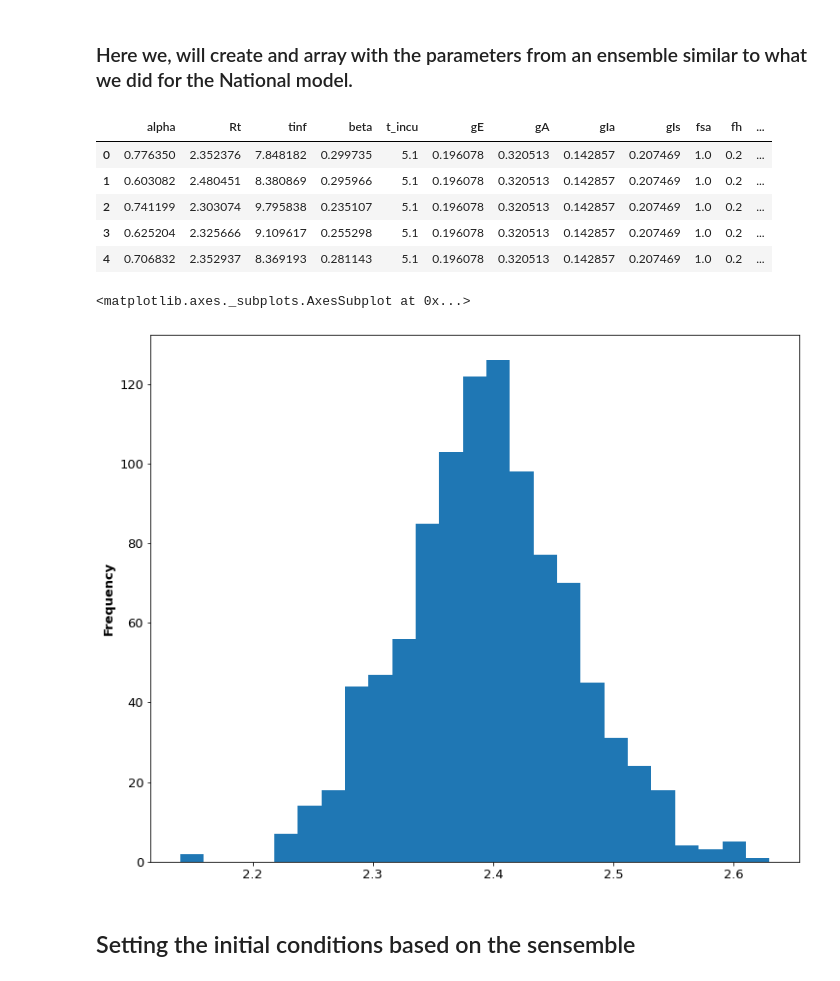
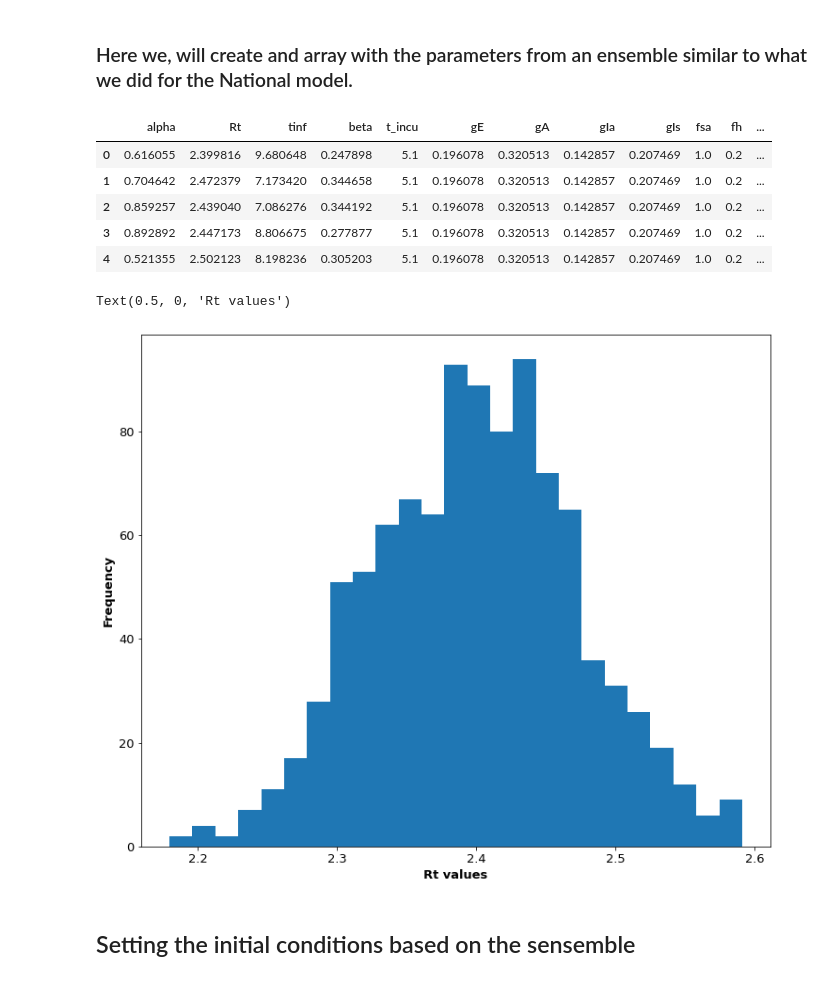
Before and after one commit to ifornax/Covid19, a Jupyter notebook: PySEIR_Province_NO.ipynb, the cells around one changed output. Drawn from its saved outputs; the diff is of its cells as text; code cells hidden in the pictures.

```diff
--- a/PySEIR_Province_NO.ipynb
+++ b/PySEIR_Province_NO.ipynb
@@ -656,8 +673,16 @@ plt.close()
 #
 # Model parameters set up, each parameter names will be a column and the number of ensemble will be the rows
 #
-def ToEnsemble(NoIteration, ProvinceRt):
+def ToEnsemble(NoIteration, Rt_initial):
+    '''
+    This function will create and ensemble of paramters that will be stired in a dataframe and passed onto
+    the modelling
 
+    Input:
+        NoIteration - no of sample to generate
+        Rt_initial - initial value of Rt to use
+
+    '''
     alpha  = []
     Rt     = [] ; tinf   = [] ; beta   = []
     t_incu = []
@@ -673,7 +698,7 @@ def ToEnsemble(NoIteration, ProvinceRt):
         #beta  = 0.5                               # Uncomment to use infection rate for South Africa from
                                                    # https://www.medrxiv.org/content/10.1101/2020.04.18.20070771v2
                                                    # beta = Rt/tinf
-        Rt_tmp = ProvinceRt*np.random.normal(1.0, 0.03)
+        Rt_tmp = Rt_initial*np.random.normal(1.0, 0.03)
         Rt.append(Rt_tmp)                          # using the value we used in our original model
 
         tinf_tmp = np.maximum(2, np.random.normal(8.15, 1.15))
@@ -724,17 +746,24 @@ ParamDf = ToEnsemble(Nums, ProvinceRt=2.4)
+# %%
+#
+# This is testing for National values, change Rt initial if required
+#
+Nums = 1000
+ParamDf = ToEnsemble(Nums, Rt_initial=2.4)
 # %%
 ParamDf.head()
 # %% [output]
 |  | alpha | Rt | tinf | beta | t_incu | gE | gA | gIa | gIs | fsa | fh | ... |
-| 0 | 0.776350 | 2.352376 | 7.848182 | 0.299735 | 5.1 | 0.196078 | 0.320513 | 0.142857 | 0.207469 | 1.0 | 0.2 | ... |
-| 1 | 0.603082 | 2.480451 | 8.380869 | 0.295966 | 5.1 | 0.196078 | 0.320513 | 0.142857 | 0.207469 | 1.0 | 0.2 | ... |
-| 2 | 0.741199 | 2.303074 | 9.795838 | 0.235107 | 5.1 | 0.196078 | 0.320513 | 0.142857 | 0.207469 | 1.0 | 0.2 | ... |
-| 3 | 0.625204 | 2.325666 | 9.109617 | 0.255298 | 5.1 | 0.196078 | 0.320513 | 0.142857 | 0.207469 | 1.0 | 0.2 | ... |
-| 4 | 0.706832 | 2.352937 | 8.369193 | 0.281143 | 5.1 | 0.196078 | 0.320513 | 0.142857 | 0.207469 | 1.0 | 0.2 | ... |
+| 0 | 0.616055 | 2.399816 | 9.680648 | 0.247898 | 5.1 | 0.196078 | 0.320513 | 0.142857 | 0.207469 | 1.0 | 0.2 | ... |
+| 1 | 0.704642 | 2.472379 | 7.173420 | 0.344658 | 5.1 | 0.196078 | 0.320513 | 0.142857 | 0.207469 | 1.0 | 0.2 | ... |
+| 2 | 0.859257 | 2.439040 | 7.086276 | 0.344192 | 5.1 | 0.196078 | 0.320513 | 0.142857 | 0.207469 | 1.0 | 0.2 | ... |
+| 3 | 0.892892 | 2.447173 | 8.806675 | 0.277877 | 5.1 | 0.196078 | 0.320513 | 0.142857 | 0.207469 | 1.0 | 0.2 | ... |
+| 4 | 0.521355 | 2.502123 | 8.198236 | 0.305203 | 5.1 | 0.196078 | 0.320513 | 0.142857 | 0.207469 | 1.0 | 0.2 | ... |
 # %%
-ParamDf.Rt.plot(kind='hist',bins=25)
+ParamDf.Rt.plot(kind='hist',bins=25);
+plt.xlabel("Rt values")
 # %% [output]
-<matplotlib.axes._subplots.AxesSubplot at 0x...>
+Text(0.5, 0, 'Rt values')
-[figure, old version]
+[figure, new version]
 # %% [markdown]
 ## Setting the initial conditions based on the sensemble
 # %%
```
Also changed, not shown: parts of 58 cells of this notebook, 1 other file.
